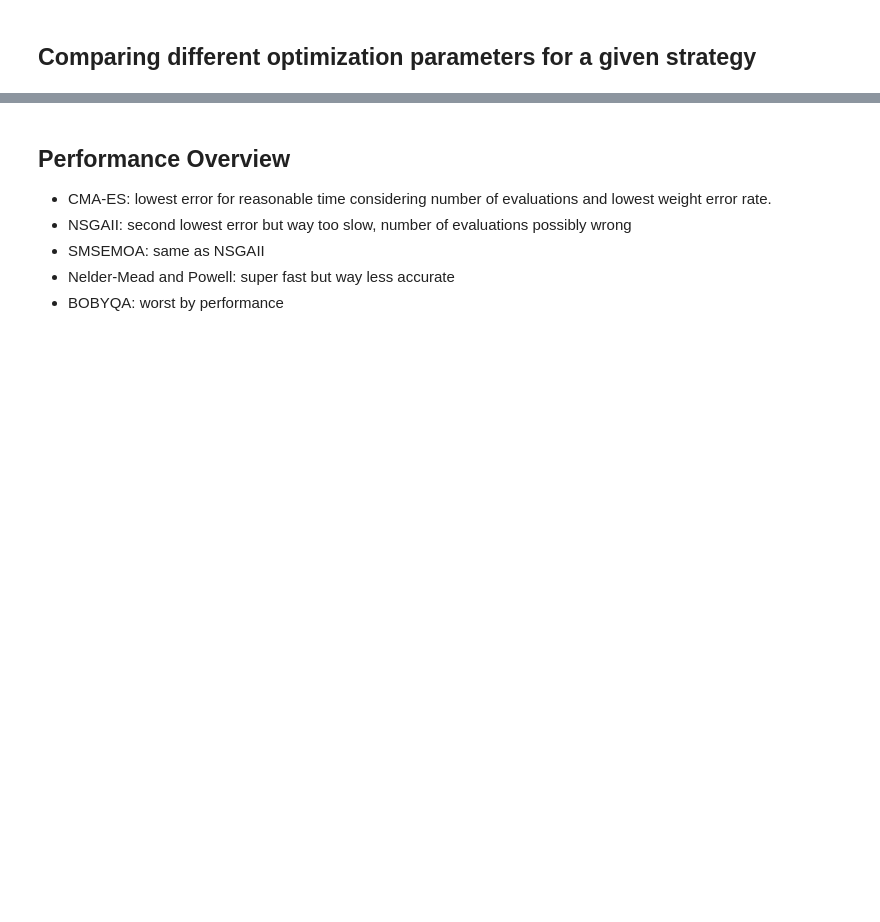
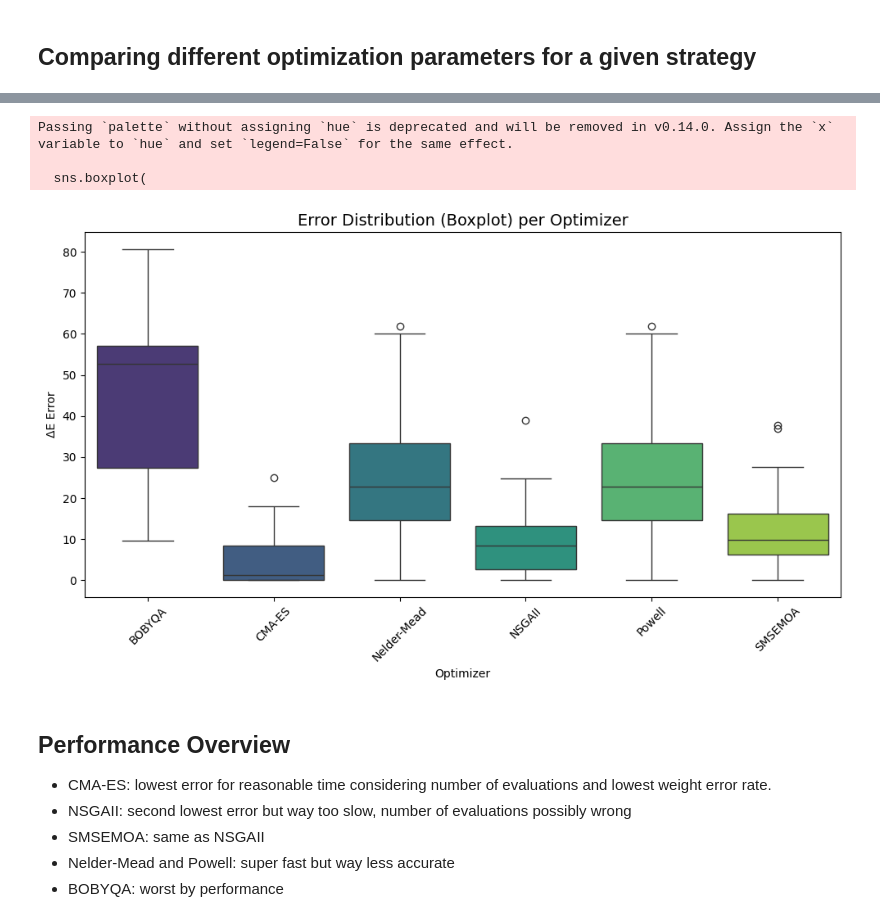
Before and after one commit to morderblood/CI_presentation, a Jupyter notebook: evaluation.ipynb, the cells around one changed output, grey strips where cells are left out. Cells and saved outputs as stored; diff of their text form; code cells hidden in the pictures; blank space fills up the shorter version.

```diff
--- a/evaluation.ipynb
+++ b/evaluation.ipynb
@@ -241,2 +191,5 @@ NameError: name 'count_false_weights_domain' is not defined
+# %%
+def parse_lab_string(s):
+    return list(map(float, s.split(";")))
 # %% [markdown]
 ## Comparing different optimization parameters for a given strategy
@@ -408,3 +349,42 @@ results[COMPARISON_COLUMNS]
+# %%
+def create_box_plot(db_folder):
+    csv_files = [f for f in os.listdir(db_folder) if f.endswith(".csv")]
+
+    sample_error_results = []
+    for file in csv_files:
+        file_dir = db_folder + file
+        dataset = pd.read_csv(file_dir)
+        dataset["sample_error"] = dataset.apply(
+                lambda row: deltaE76(
+                    parse_lab_string(row["targetLab"]),
+                    parse_lab_string(row["resultLab"])
+                    ),
+                axis=1
+            )
+        sample_error_results.append(dataset[["optimizerName", "sample_error"]])
+    sample_error_results = pd.concat(sample_error_results, ignore_index=True)
+
+    plt.figure(figsize=(10, 6))
+    sns.boxplot(
+        data=sample_error_results,
+        x="optimizerName",
+        y="sample_error",
+        palette="viridis"
+    )
+
+    plt.title("Error Distribution (Boxplot) per Optimizer", fontsize=14)
+    plt.xlabel("Optimizer")
+    plt.ylabel("ΔE Error")
+    plt.xticks(rotation=45)
+    plt.tight_layout()
+    plt.show()
+# %%
+create_box_plot(db_folder)
+# %% [output]
+Passing `palette` without assigning `hue` is deprecated and will be removed in v0.14.0. Assign the `x` variable to `hue` and set `legend=False` for the same effect.
+
+  sns.boxplot(
+[figure, added]
 # %% [markdown]
 ## Performance Overview
 - CMA-ES: lowest error for reasonable time considering number of evaluations and lowest weight error rate.
```
Also changed, not shown: parts of 30 cells of this notebook.
